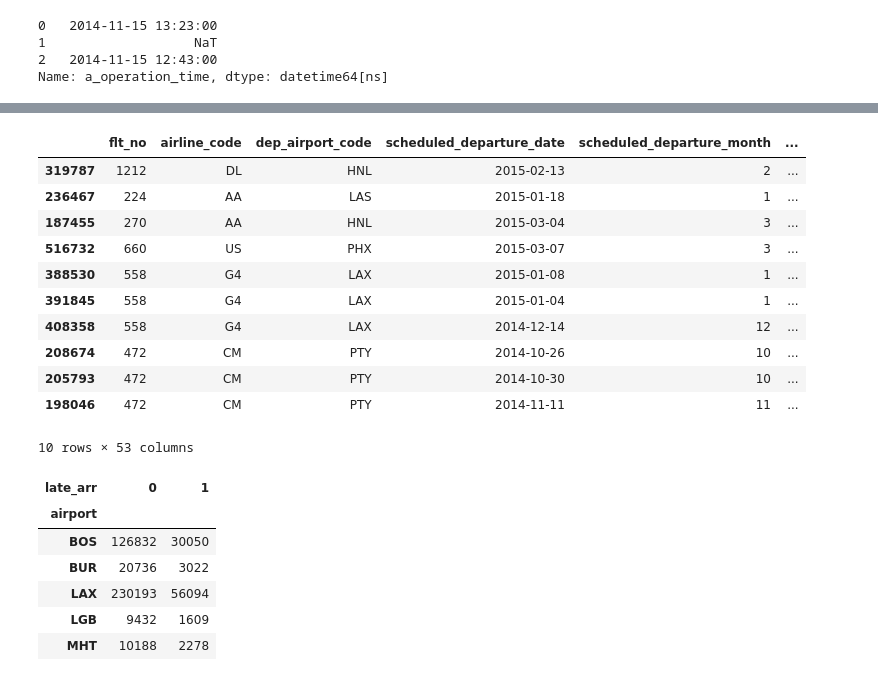
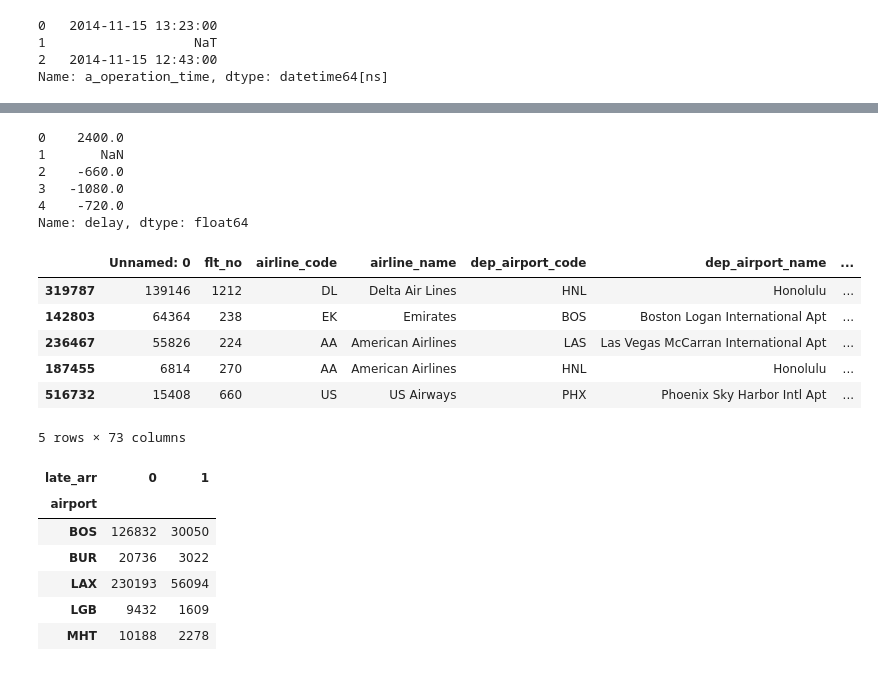
Before and after one commit to jukwan/airport2017, a Jupyter notebook: airports_analysis.ipynb, the cells around one changed output, grey strips where cells are left out. Saved outputs shown, nothing was run; the diff lists cells and outputs as text; code cells hidden in the pictures.

```diff
--- a/airports_analysis.ipynb
+++ b/airports_analysis.ipynb
@@ -186,8 +186,8 @@ df['late_arr'].value_counts()
 1    100275
 Name: late_arr, dtype: int64
 # %%
-##delay indicator_depature
-mask = df['delay_dep'] > datetime.timedelta(minutes=5)
+##delay indicator_depature(0,1:if delay time is larger than 15 min)
+mask = df['delay_dep'] > datetime.timedelta(minutes=15)
 df['late_dep'] = mask.astype(int)
 
 df['late_dep'].value_counts()
@@ -197,11 +197,11 @@ df['late_dep'].value_counts()
 Name: late_dep, dtype: int64
 # %%
-## indcate early  = 1 if delay <1 min,
+## indcate early departure = 1 if delay < -15 min,
 ##delay indicator
 mask = (df['delay_dep']< datetime.timedelta(minutes=-15))
-df['early'] = mask.astype(int)
+df['early_dep'] = mask.astype(int)
 
-df['early'].value_counts()
+df['early_dep'].value_counts()
 # %% [output]
 0    538800
 1      2226
@@ -208,0 +209,6 @@ Name: early, dtype: int64
+# %%
+mask = (df['delay_arr']< datetime.timedelta(minutes=-15))
+
+df['early_arr'] = mask.astype(int)
+
+df['early_arr'].value_counts()
@@ -434,0 +379,3 @@ Name: a_operation_time, dtype: datetime64[ns]
+# %%
+df['delay_at_airport']= df['a_operation_time']-df['s_operation_time']
+df['delay_at_airport'].head()
@@ -435,18 +389,22 @@ Name: a_operation_time, dtype: datetime64[ns]
+# %%
+df['delay'].head(5)
+# %% [output]
+0    2400.0
+1       NaN
+2    -660.0
+3   -1080.0
+4    -720.0
+Name: delay, dtype: float64
 # %%
-df.sort_values(by="delay_arr", ascending =False)[:10]
+df.sort_values(by="delay", ascending =False)[:5]
 # %% [output]
-|  | flt_no | airline_code | dep_airport_code | scheduled_departure_date | scheduled_departure_month | ... |
-| 319787 | 1212 | DL | HNL | 2015-02-13 | 2 | ... |
-| 236467 | 224 | AA | LAS | 2015-01-18 | 1 | ... |
-| 187455 | 270 | AA | HNL | 2015-03-04 | 3 | ... |
-| 516732 | 660 | US | PHX | 2015-03-07 | 3 | ... |
-| 388530 | 558 | G4 | LAX | 2015-01-08 | 1 | ... |
-| 391845 | 558 | G4 | LAX | 2015-01-04 | 1 | ... |
-| 408358 | 558 | G4 | LAX | 2014-12-14 | 12 | ... |
-| 208674 | 472 | CM | PTY | 2014-10-26 | 10 | ... |
-| 205793 | 472 | CM | PTY | 2014-10-30 | 10 | ... |
-| 198046 | 472 | CM | PTY | 2014-11-11 | 11 | ... |
+|  | Unnamed: 0 | flt_no | airline_code | airline_name | dep_airport_code | dep_airport_name | ... |
+| 319787 | 139146 | 1212 | DL | Delta Air Lines | HNL | Honolulu | ... |
+| 142803 | 64364 | 238 | EK | Emirates | BOS | Boston Logan International Apt | ... |
+| 236467 | 55826 | 224 | AA | American Airlines | LAS | Las Vegas McCarran International Apt | ... |
+| 187455 | 6814 | 270 | AA | American Airlines | HNL | Honolulu | ... |
+| 516732 | 15408 | 660 | US | US Airways | PHX | Phoenix Sky Harbor Intl Apt | ... |
-10 rows × 53 columns
+5 rows × 73 columns
 # %%
 results=[]
 # %%
```
Also changed, not shown: parts of 37 cells of this notebook.
